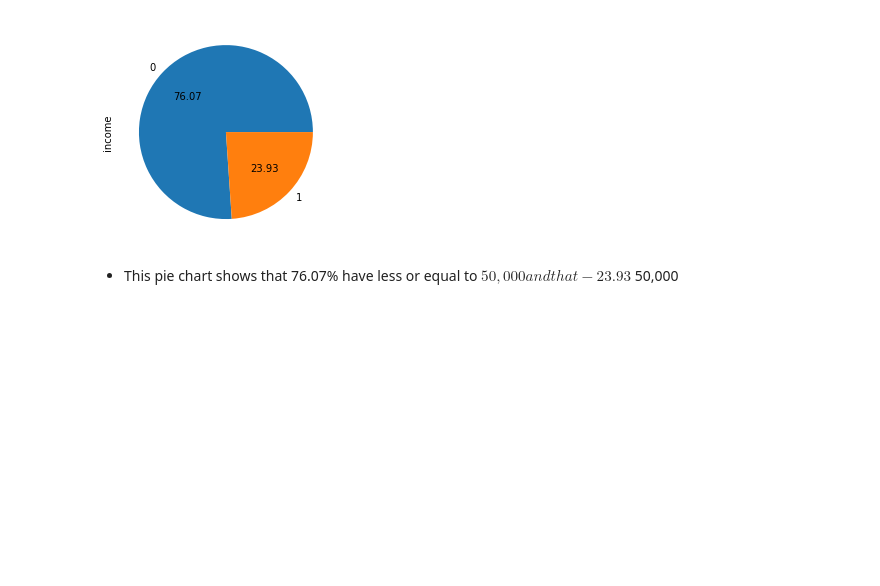
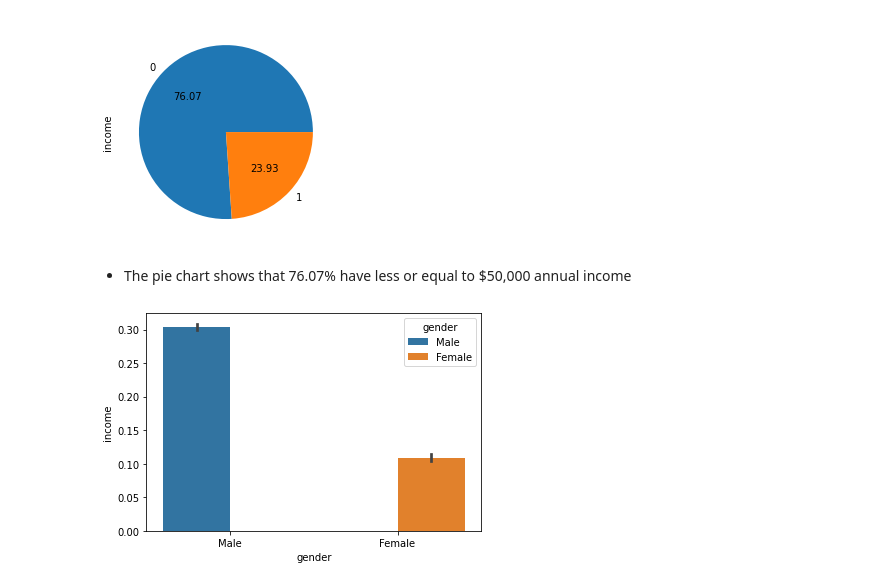
Before and after one commit to krheams60/Sales-predictions, a Jupyter notebook: Project2_Part3_Ken_Rheams.ipynb, the cells around one changed output. Saved outputs shown, nothing was run; the diff lists cells and outputs as text; code cells hidden in the pictures; blank space fills up the shorter version.

```diff
--- a/Project2_Part3_Ken_Rheams.ipynb
+++ b/Project2_Part3_Ken_Rheams.ipynb
@@ -148,5 +125,8 @@ plt.show()
 # %% [output]
 [figure]
 # %% [markdown]
- - This pie chart shows that 76.07% have less or equal to $50,000 and that
- - 23.93% have more than $50,000
+ - The pie chart shows that 76.07% have less or equal to $50,000 annual income
+# %%
+sns.barplot(data=df, x="gender", y="income", hue="gender");
+# %% [output]
+[figure, added]
```
Also changed, not shown: parts of 36 cells of this notebook.
